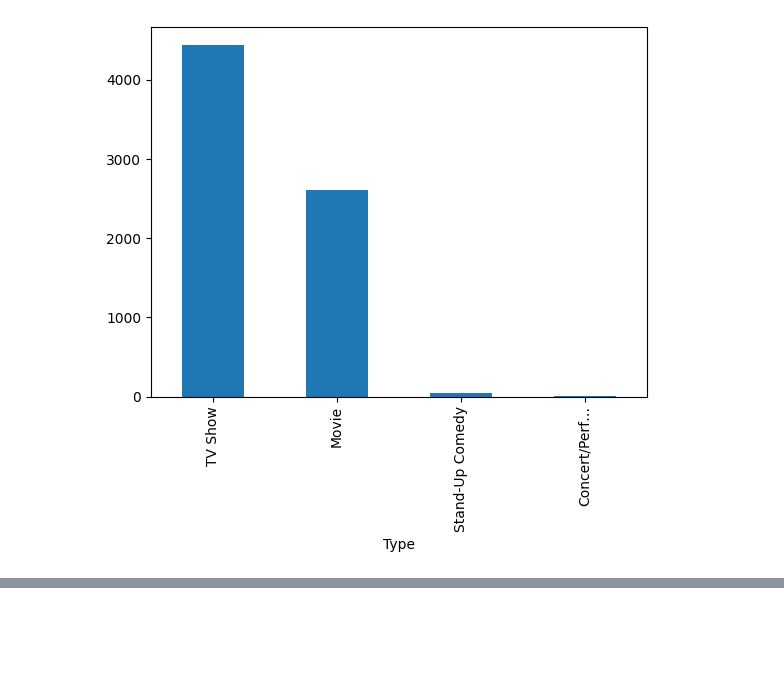
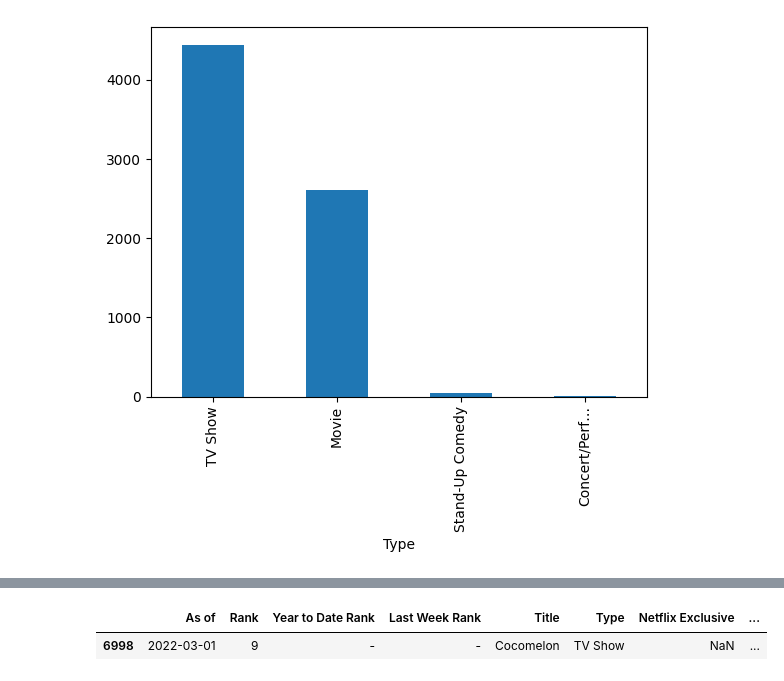
Before and after one commit to bruna40/2_desafio_eda, a Jupyter notebook: desafio_eda.ipynb, the cells around one changed output, grey strips where cells are left out. Drawn from its saved outputs; the diff is of its cells as text; code cells hidden in the pictures; blank space fills up the shorter version.

```diff
--- a/desafio_eda.ipynb
+++ b/desafio_eda.ipynb
@@ -175,0 +178,5 @@ df_filmes['Viewership Score'].hist();
+# %%
+df_filmes[df_filmes['Viewership Score'] == df_filmes['Viewership Score'].max()]
+# %% [output]
+|  | As of | Rank | Year to Date Rank | Last Week Rank | Title | Type | Netflix Exclusive | ... |
+| 6998 | 2022-03-01 | 9 | - | - | Cocomelon | TV Show | NaN | ... |
```
Also changed, not shown: parts of 1 cell of this notebook.
